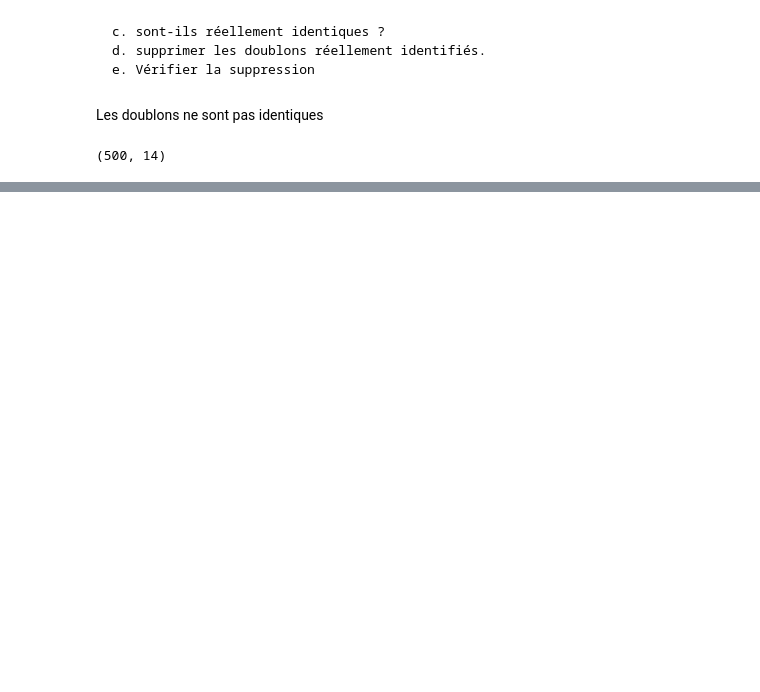
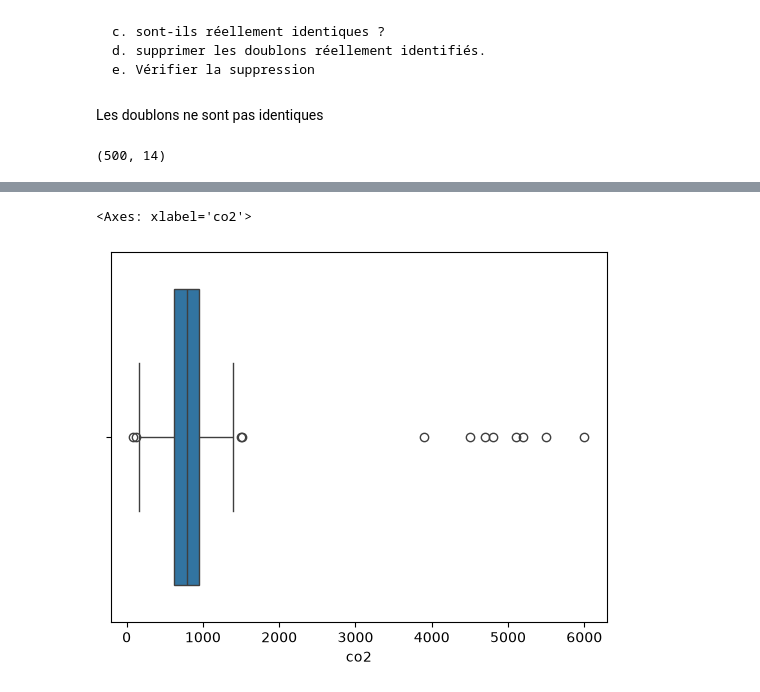
Before and after one commit to Alassanee/atelier_prepa_donnees_tab, a Jupyter notebook: notebooks/atelier_prepa_donnees_tab.ipynb, the cells around one changed output, grey strips where cells are left out. Saved outputs shown, nothing was run; the diff lists cells and outputs as text; code cells hidden in the pictures; blank space fills up the shorter version.

```diff
--- a/notebooks/atelier_prepa_donnees_tab.ipynb
+++ b/notebooks/atelier_prepa_donnees_tab.ipynb
@@ -410,0 +439,5 @@ df.shape
+# %%
+sns.boxplot(data=df, x='co2')
+# %% [output]
+<Axes: xlabel='co2'>
+[figure, added]
```
Also changed, not shown: parts of 7 cells of this notebook.
